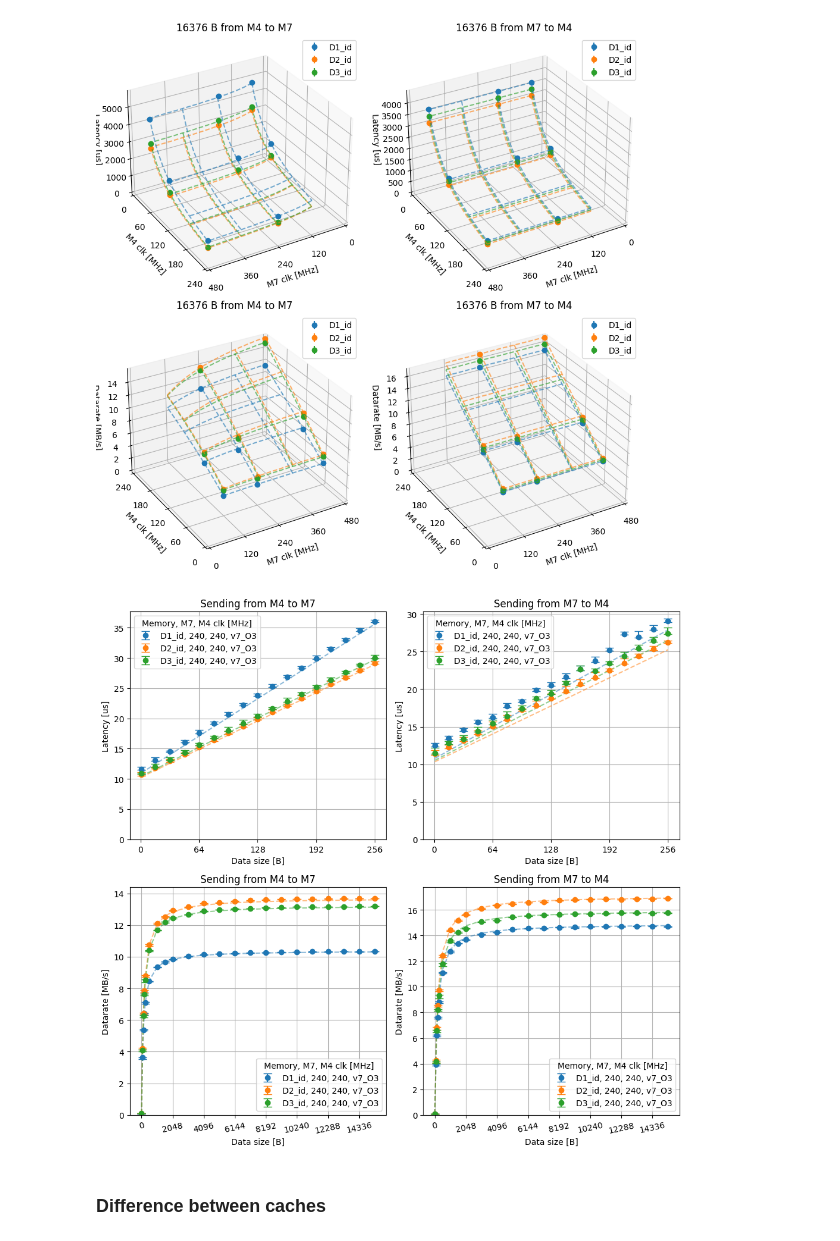
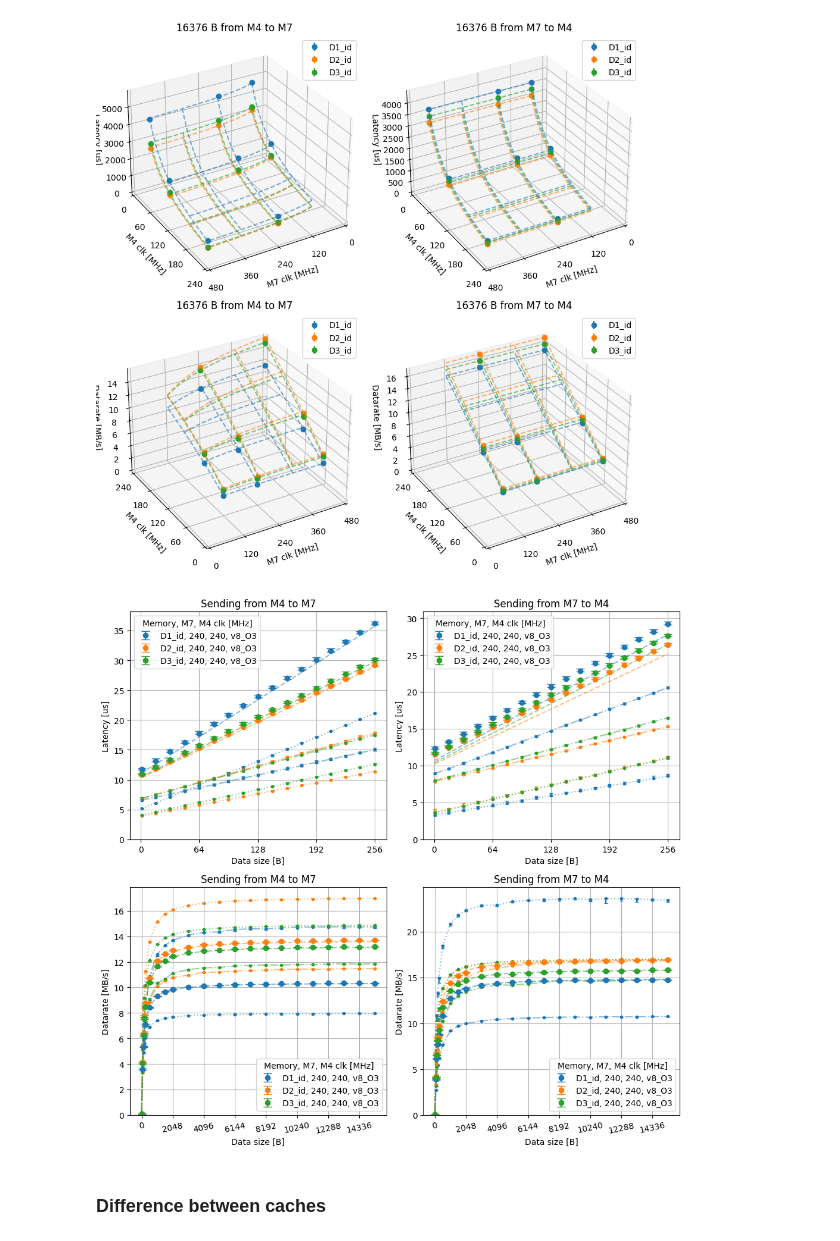
Before and after one commit to kovacsdotgergo/stm32h745-ipc, a Jupyter notebook: visu/src/final_visu.ipynb, the cells around one changed output. Cells and saved outputs as stored; diff of their text form; code cells hidden in the pictures.

```diff
--- a/visu/src/final_visu.ipynb
+++ b/visu/src/final_visu.ipynb
@@ -45,8 +45,9 @@ for meas_type, sizes in zip(['latency', 'datarate'],
             plt.xticks(np.arange(9)*2048, rotation=12)
         else:
             plt.xticks(np.arange(5)*64)
-        visu.final_size_func_foreach(meas_configs, base_dirs, meas_type,
-                                     if_model=True)
+        visu.final_size_func_foreach(
+            meas_configs, base_dirs, meas_type,
+            if_model=True)
         i = i + 1
 out = os.path.join(FIGURES_PATH, filename)
 if not os.path.exists(out):
@@ -60,7 +61,7 @@ if not os.path.exists(out):
 # %%
 clkM7s = [[240, 120, 60], [240]]
 clkM4s = [[60], [240, 120, 60]]
-base_dirs = ['v7_O3']
+base_dirs = ['v8_O3']
 filenames = ['clock_m7_size.pdf', 'clock_m4_size.pdf']
 
 meas_configs = {
@@ -87,8 +88,9 @@ for filename, clkM7, clkM4 in zip(filenames, clkM7s, clkM4s):
                 plt.xticks(np.arange(9)*2048, rotation=12)
             else:
                 plt.xticks(np.arange(5)*64)
-            visu.final_size_func_foreach(meas_configs, base_dirs, meas_type,
-                                        if_model=True)
+            visu.final_size_func_foreach(
+                meas_configs, base_dirs, meas_type,
+                if_model=True, if_mid_checkpoint=True)
             i = i + 1
     out = os.path.join(FIGURES_PATH, filename)
     if not os.path.exists(out):
@@ -132,36 +134,37 @@ if not os.path.exists(out):
 # %%
 meas_configs = {
     # direction in loop
     'clkM7': [240],
     'clkM4': [240],
     'repeat': [256],
     # datasize in loop
     'mem': ['D1', 'D2', 'D3'],
     'cache': ['id'],
 }
-base_dir = 'v7_O3'
+base_dir = 'v8_O3'
 filename = 'mems_size.pdf'
 
 i = 0
 plt.figure(figsize=(10, 9.5), layout='tight')
 for meas_type, sizes in zip(['latency', 'datarate'],
                             [sizes_short, sizes_long]):
     for direction in ['r', 's']:
         meas_configs['direction'] = direction
         meas_configs['datasize'] = sizes
         ax = plt.subplot(221 + i)
         if sizes == sizes_long:
             plt.xticks(np.arange(9)*2048, rotation=12)
         else:
             plt.xticks(np.arange(5)*64)
-        visu.final_size_func_foreach(meas_configs, base_dirs, meas_type,
-                                     if_model=True)
+        visu.final_size_func_foreach(
+            meas_configs, base_dirs, meas_type,
+            if_model=True, if_mid_checkpoint=True)
         i = i + 1
 out = os.path.join(FIGURES_PATH, filename)
 if not os.path.exists(out):
     plt.savefig(out)
 # %% [output]
-[figure, old version]
+[figure, new version]
 # %% [markdown]
 ### Difference between caches
 # %% [markdown]
```
Also changed, not shown: parts of 4 cells of this notebook, 6 other files.
